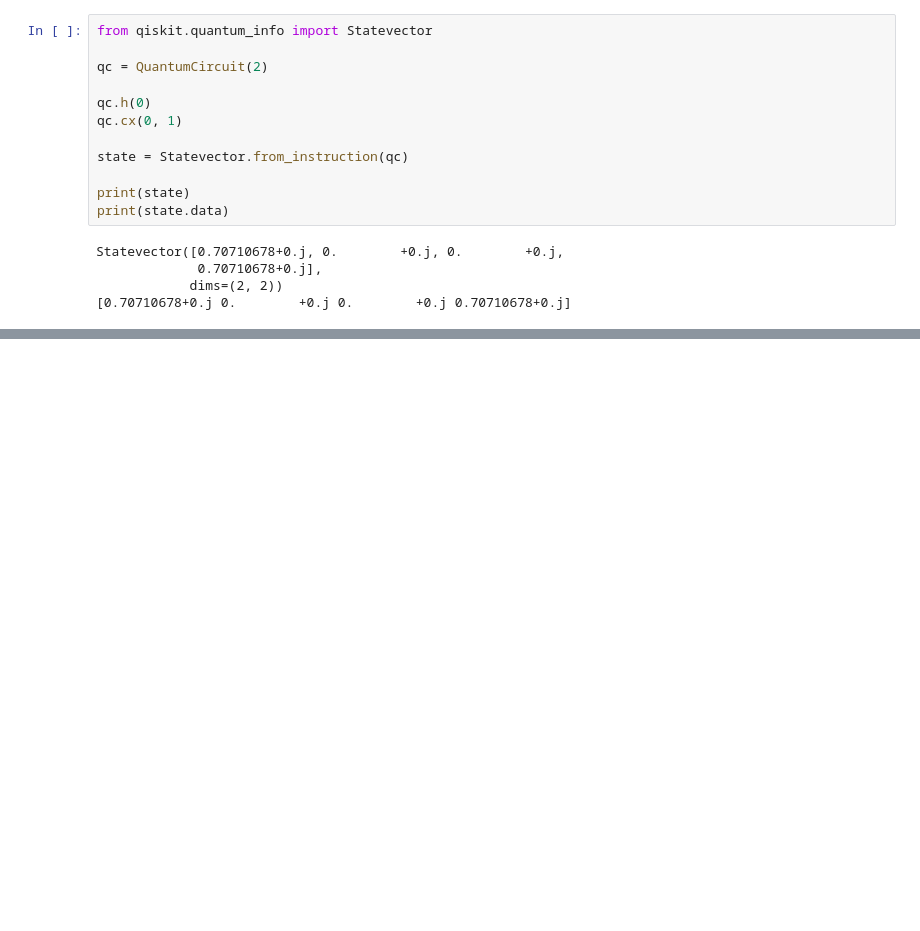
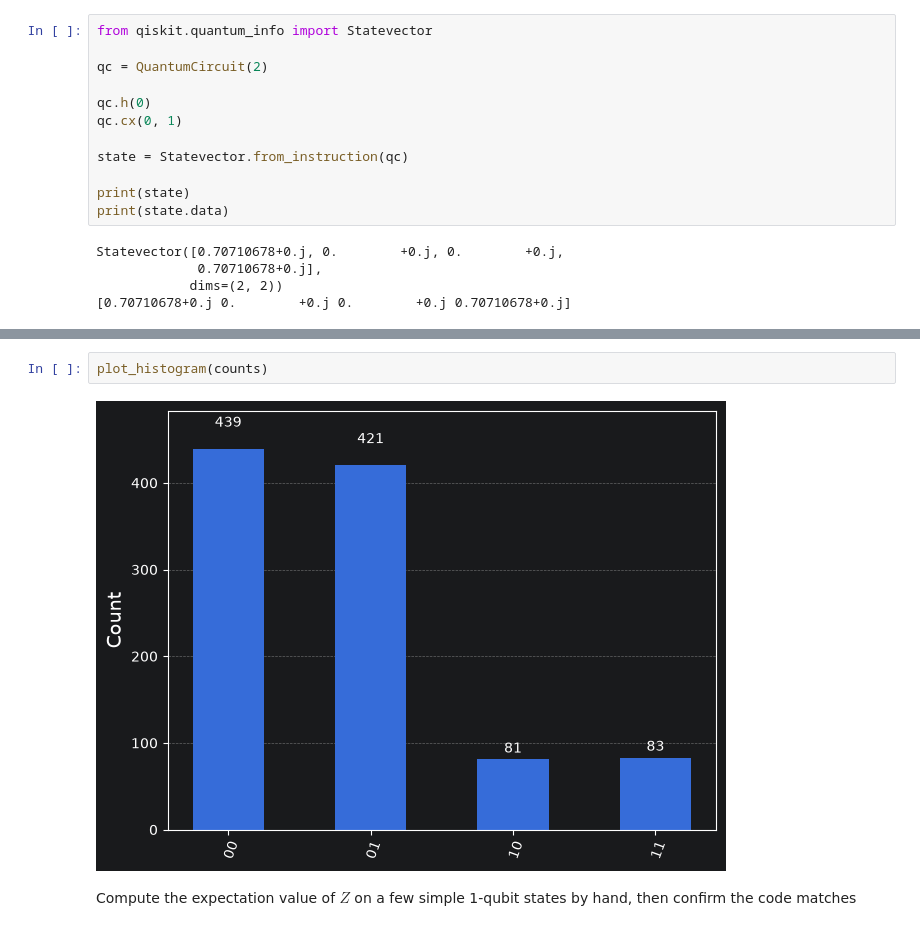
Before and after one commit to Doshi143/bragg-vqe, a Jupyter notebook: qiskit_intro.ipynb, the cells around one changed output, grey strips where cells are left out. Saved outputs shown, nothing was run; the diff lists cells and outputs as text; blank space fills up the shorter version.

```diff
--- a/qiskit_intro.ipynb
+++ b/qiskit_intro.ipynb
@@ -78,0 +117,6 @@ Counts:
+# %%
+plot_histogram(counts)
+# %% [output]
+[figure, added]
+# %% [markdown]
+ Compute the expectation value of $Z$ on a few simple 1‑qubit states by hand, then confirm the code matches
```
Also changed, not shown: parts of 8 cells of this notebook.
